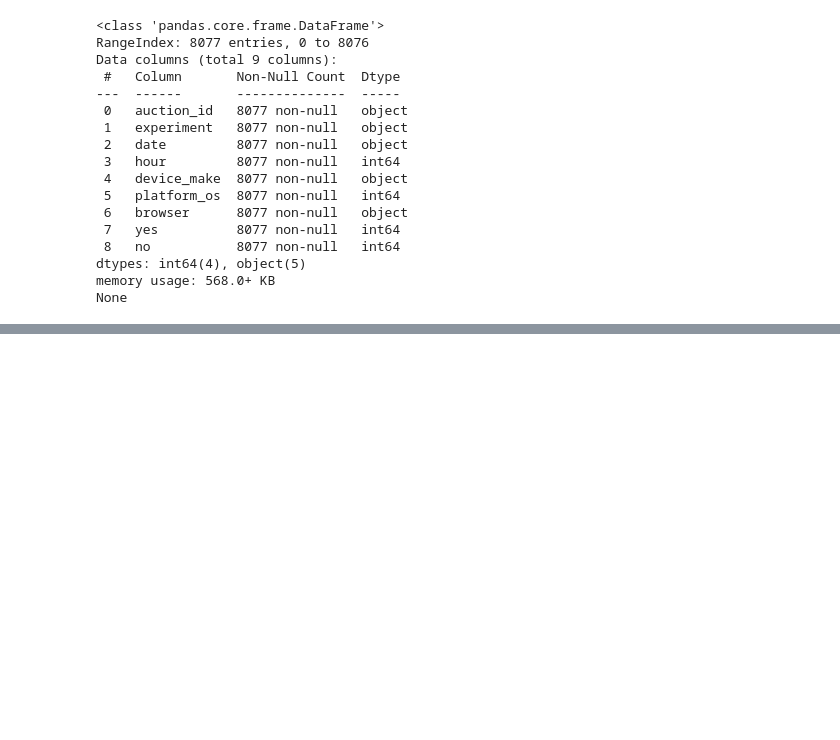
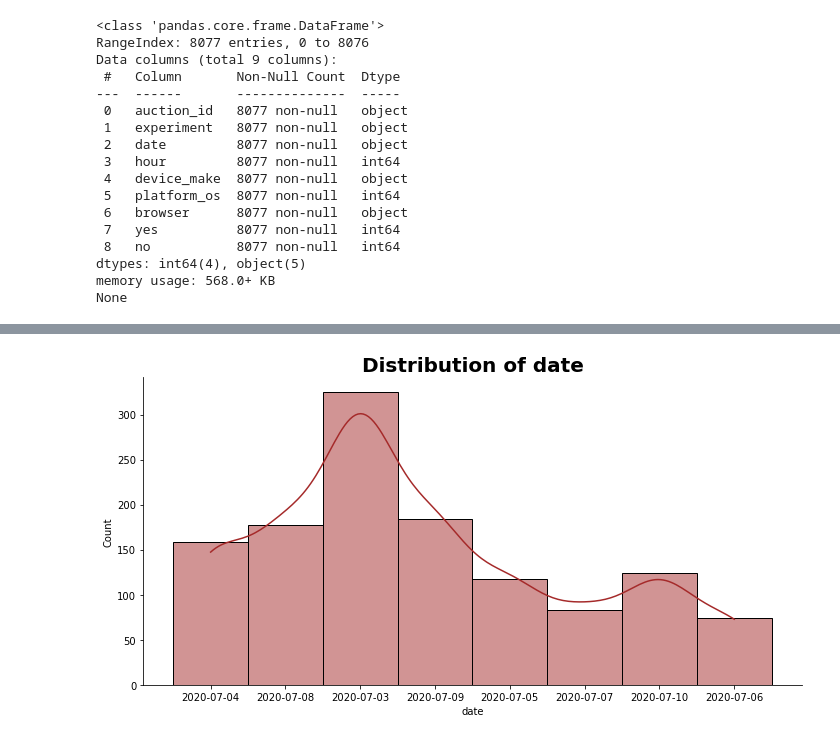
Before and after one commit to Group-6-10Academy/smart_ad_ABtesting, a Jupyter notebook: notebooks/EDA.ipynb, the cells around one changed output, grey strips where cells are left out. Cells and saved outputs as stored; diff of their text form; code cells hidden in the pictures; blank space fills up the shorter version.

```diff
--- a/notebooks/EDA.ipynb
+++ b/notebooks/EDA.ipynb
@@ -64,0 +137,4 @@ None
+# %%
+fig = VisualiseDf.plot_hist(dfCopy,'date','brown')
+# %% [output]
+[figure, added]
```
Also changed, not shown: parts of 21 cells of this notebook, 4 other files.
